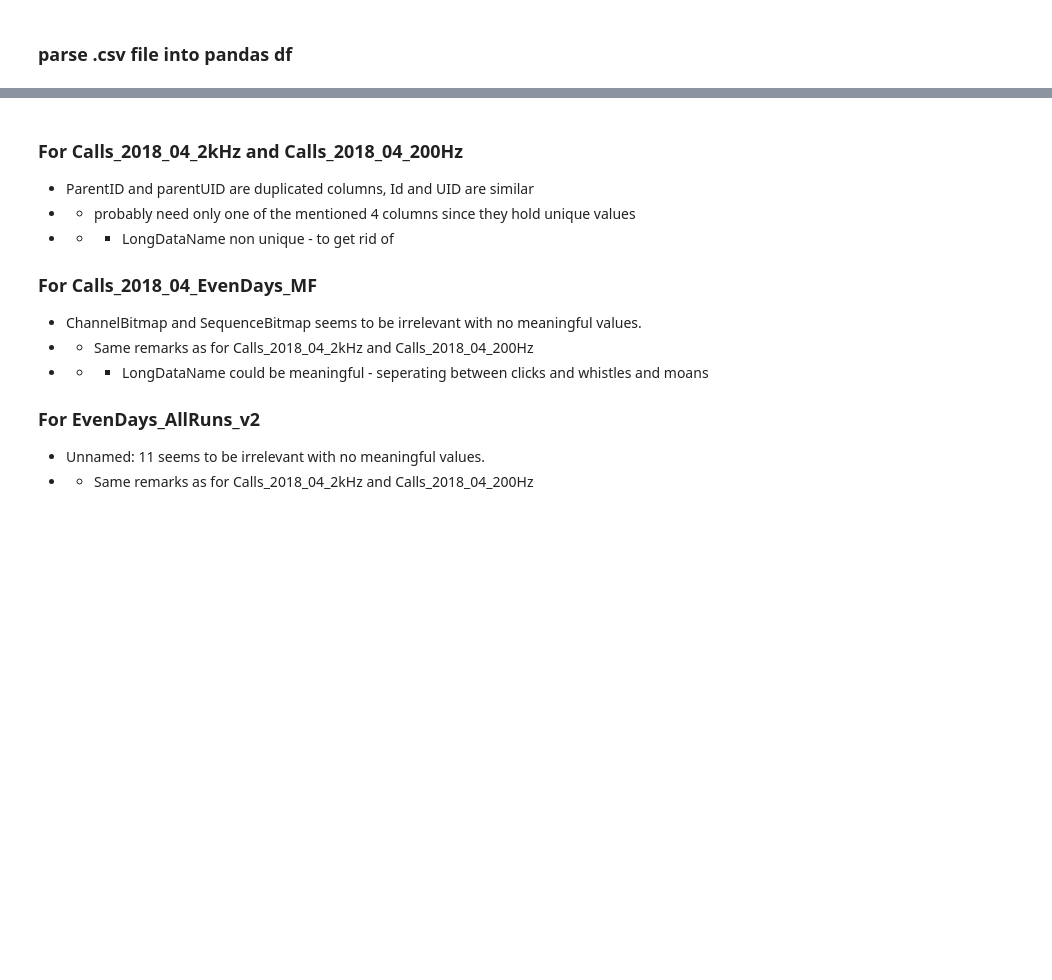
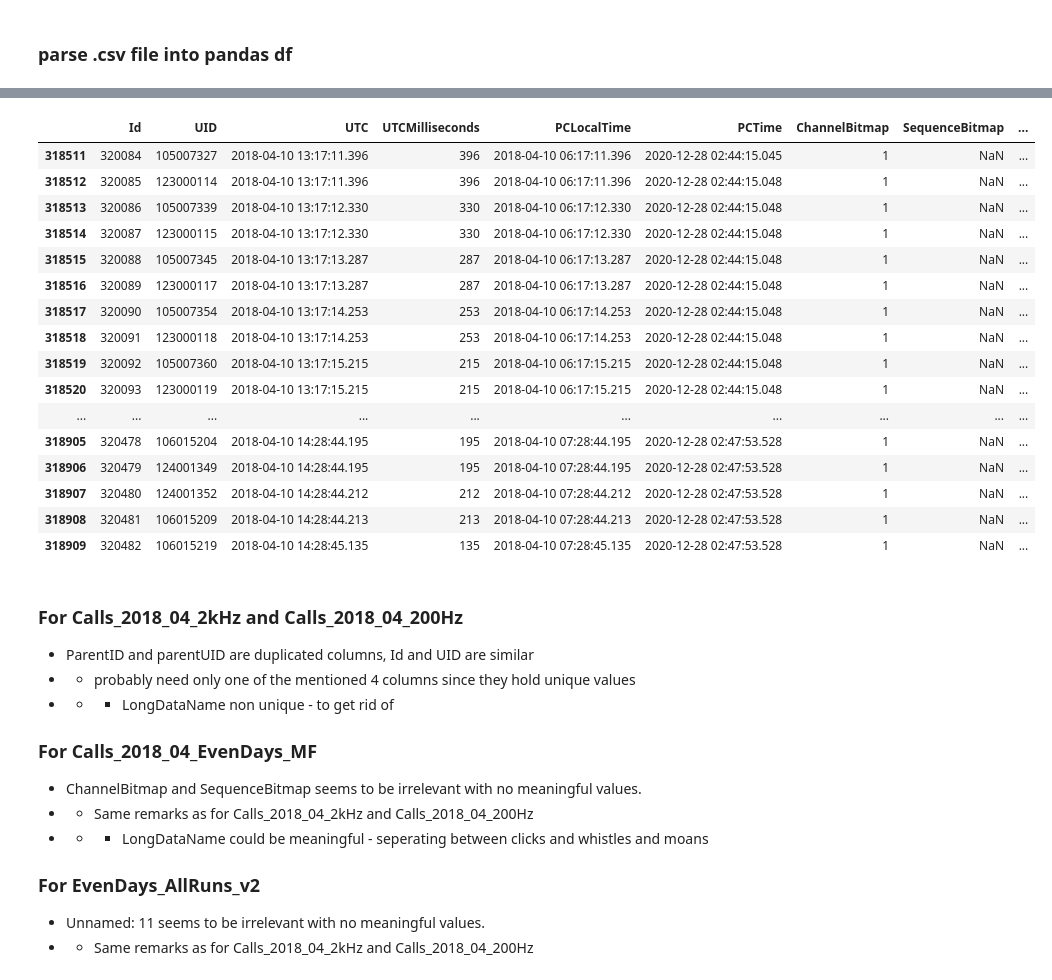
Before and after one commit to deep-voice/soundbay, a Jupyter notebook: datasets/multispecies_DS_EDA/Multispecies_DS_EDA.ipynb, the cells around one changed output, grey strips where cells are left out. Saved outputs shown, nothing was run; the diff lists cells and outputs as text; code cells hidden in the pictures; blank space fills up the shorter version.

```diff
--- a/datasets/multispecies_DS_EDA/Multispecies_DS_EDA.ipynb
+++ b/datasets/multispecies_DS_EDA/Multispecies_DS_EDA.ipynb
@@ -101,3 +132,23 @@ Calls_2018_04_EvenDays_MF.head(20)
+# %%
+Calls_2018_04_EvenDays_MF[Calls_2018_04_EvenDays_MF['parentUID']==23]
+# %% [output]
+|  | Id | UID | UTC | UTCMilliseconds | PCLocalTime | PCTime | ChannelBitmap | SequenceBitmap | ... |
+| 318511 | 320084 | 105007327 | 2018-04-10 13:17:11.396 | 396 | 2018-04-10 06:17:11.396 | 2020-12-28 02:44:15.045 | 1 | NaN | ... |
+| 318512 | 320085 | 123000114 | 2018-04-10 13:17:11.396 | 396 | 2018-04-10 06:17:11.396 | 2020-12-28 02:44:15.048 | 1 | NaN | ... |
+| 318513 | 320086 | 105007339 | 2018-04-10 13:17:12.330 | 330 | 2018-04-10 06:17:12.330 | 2020-12-28 02:44:15.048 | 1 | NaN | ... |
+| 318514 | 320087 | 123000115 | 2018-04-10 13:17:12.330 | 330 | 2018-04-10 06:17:12.330 | 2020-12-28 02:44:15.048 | 1 | NaN | ... |
+| 318515 | 320088 | 105007345 | 2018-04-10 13:17:13.287 | 287 | 2018-04-10 06:17:13.287 | 2020-12-28 02:44:15.048 | 1 | NaN | ... |
+| 318516 | 320089 | 123000117 | 2018-04-10 13:17:13.287 | 287 | 2018-04-10 06:17:13.287 | 2020-12-28 02:44:15.048 | 1 | NaN | ... |
+| 318517 | 320090 | 105007354 | 2018-04-10 13:17:14.253 | 253 | 2018-04-10 06:17:14.253 | 2020-12-28 02:44:15.048 | 1 | NaN | ... |
+| 318518 | 320091 | 123000118 | 2018-04-10 13:17:14.253 | 253 | 2018-04-10 06:17:14.253 | 2020-12-28 02:44:15.048 | 1 | NaN | ... |
+| 318519 | 320092 | 105007360 | 2018-04-10 13:17:15.215 | 215 | 2018-04-10 06:17:15.215 | 2020-12-28 02:44:15.048 | 1 | NaN | ... |
+| 318520 | 320093 | 123000119 | 2018-04-10 13:17:15.215 | 215 | 2018-04-10 06:17:15.215 | 2020-12-28 02:44:15.048 | 1 | NaN | ... |
+| ... | ... | ... | ... | ... | ... | ... | ... | ... | ... |
+| 318905 | 320478 | 106015204 | 2018-04-10 14:28:44.195 | 195 | 2018-04-10 07:28:44.195 | 2020-12-28 02:47:53.528 | 1 | NaN | ... |
+| 318906 | 320479 | 124001349 | 2018-04-10 14:28:44.195 | 195 | 2018-04-10 07:28:44.195 | 2020-12-28 02:47:53.528 | 1 | NaN | ... |
+| 318907 | 320480 | 124001352 | 2018-04-10 14:28:44.212 | 212 | 2018-04-10 07:28:44.212 | 2020-12-28 02:47:53.528 | 1 | NaN | ... |
+| 318908 | 320481 | 106015209 | 2018-04-10 14:28:44.213 | 213 | 2018-04-10 07:28:44.213 | 2020-12-28 02:47:53.528 | 1 | NaN | ... |
+| 318909 | 320482 | 106015219 | 2018-04-10 14:28:45.135 | 135 | 2018-04-10 07:28:45.135 | 2020-12-28 02:47:53.528 | 1 | NaN | ... |
 # %% [markdown]
 ### For Calls_2018_04_2kHz and Calls_2018_04_200Hz
 * ParentID and parentUID are duplicated columns, Id and UID are similar
```
Also changed, not shown: parts of 11 cells of this notebook.
